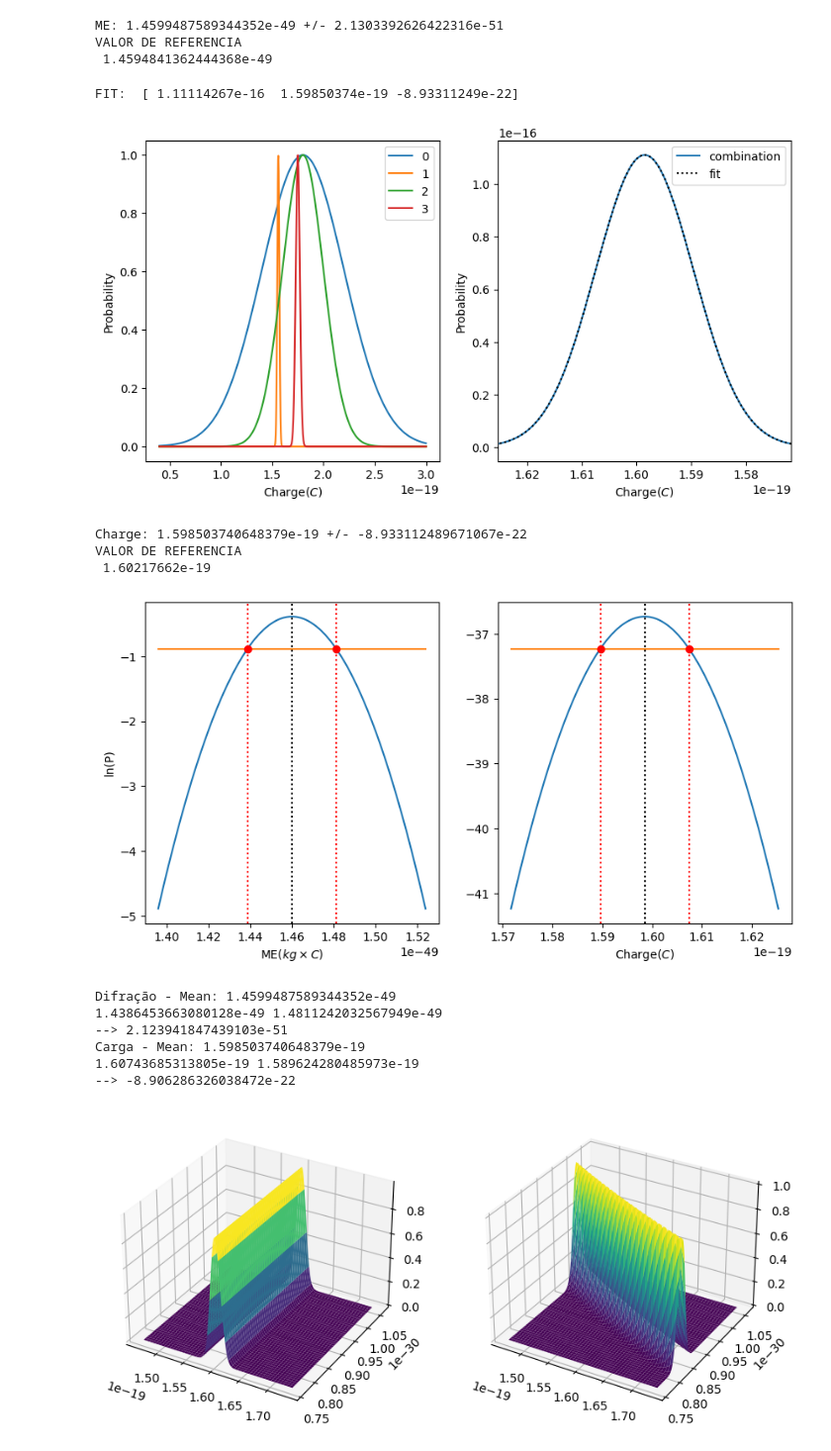
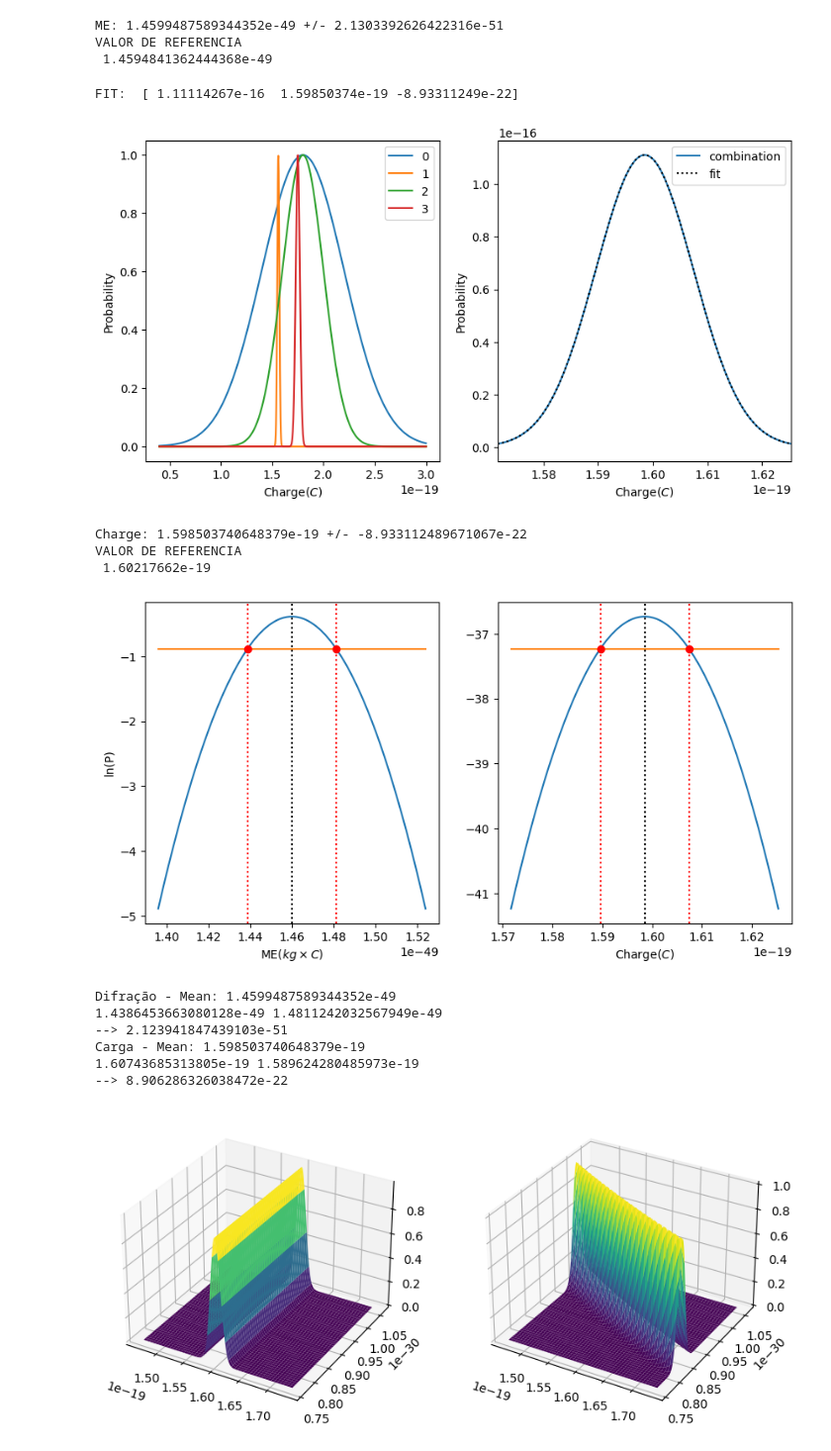
Before and after one commit to encarnacao/combinacao-lab1, a Jupyter notebook: Combination.ipynb, the cells around one changed output. Shown at 99% size. Saved outputs shown, nothing was run; the diff lists cells and outputs as text; code cells hidden in the pictures.

```diff
--- a/Combination.ipynb
+++ b/Combination.ipynb
@@ -69,6 +69,8 @@ VALOR DE REFERENCIA
 #Dados: Planck 2 fit, Planck 2 visual, Planck 1 3B fit do gráfico inverso e PASCO
 charges = np.array([1.8,1.56,1.8,1.75])*1e-19
 errors = np.array([0.4,0.01,0.2,0.02])*1e-19
+# charges = np.array([1.8,1.56,1.8])*1e-19
+# errors = np.array([0.4,0.01,0.2])*1e-19
 
 #Função para combinar as gaussianas das medidas de carga.
 def combination(x):
@@ -80,35 +82,35 @@ def combination(x):
 #Plot das gaussianas
 x = np.linspace(0.4e-19,3e-19,1000)
 fig, ax = plt.subplots(1,2,figsize=(10,5))
 
 for i in range(len(charges)):
     ax[0].plot(x,gaussian(x,charges[i],errors[i]),label=str(i))
 ax[0].legend()
 ax[0].set_xlabel(r'Charge($C$)')
 ax[0].set_ylabel('Probability')
 
 #Plota combinação de gaussianas em outro eixo
 x_carga = np.linspace(1.57e-19,1.63e-19,1000)
 ax[1].plot(x_carga,combination(x_carga),label='combination')
 ax[1].set_xlabel(r'Charge($C$)')
 ax[1].set_ylabel('Probability')
 
 #Fit da combinação de gaussianas para determinar a média e o desvio padrão
 guesses = [np.max(combination(x_carga)), x[np.argmax(combination(x))], errors[0]]
 amax_carga, mean_carga, sigma_carga = fit(x_carga,combination,guesses)
 P_carga = lambda x: amax_carga*gaussian(x,mean_carga,sigma_carga)
 
 #Plota fit da gaussiana combinada para comparação
 ax[1].plot(x_carga,P_carga(x_carga),"k:",label='fit')
-ax[1].set_xlim(mean_carga-3*sigma_carga,mean_carga+3*sigma_carga)
+ax[1].set_xlim(mean_carga+3*sigma_carga,mean_carga-3*sigma_carga)
 ax[1].legend()
 plt.show()
 
 print("Charge:", mean_carga, "+/-", sigma_carga)
 print("VALOR DE REFERENCIA\n", electron_charge)
 # %% [output]
 FIT:  [ 1.11114267e-16  1.59850374e-19 -8.93311249e-22]
-[figure, old version]
+[figure, new version]
 Charge: 1.598503740648379e-19 +/- -8.933112489671067e-22
 VALOR DE REFERENCIA
  1.60217662e-19
@@ -147,7 +149,7 @@ print(x_dif[idx_dif[0]],x_dif[idx_dif[1]])
 print("-->",(x_dif[idx_dif[1]]-x_dif[idx_dif[0]])/2)
 print("Carga - Mean:", mean_carga)
 print(x_carga[idx_charge[0]],x_carga[idx_charge[1]])
-print("-->",(x_carga[idx_charge[1]]-x_carga[idx_charge[0]])/2)
+print("-->",(x_carga[idx_charge[0]]-x_carga[idx_charge[1]])/2)
 # %% [output]
 [figure]
 Difração - Mean: 1.4599487589344352e-49
@@ -155,7 +157,7 @@ Difração - Mean: 1.4599487589344352e-49
 --> 2.123941847439103e-51
 Carga - Mean: 1.598503740648379e-19
 1.60743685313805e-19 1.589624280485973e-19
---> -8.906286326038472e-22
+--> 8.906286326038472e-22
 # %%
 #3D Plot Carga
 from matplotlib import cm
```
Also changed, not shown: parts of 2 cells of this notebook.
